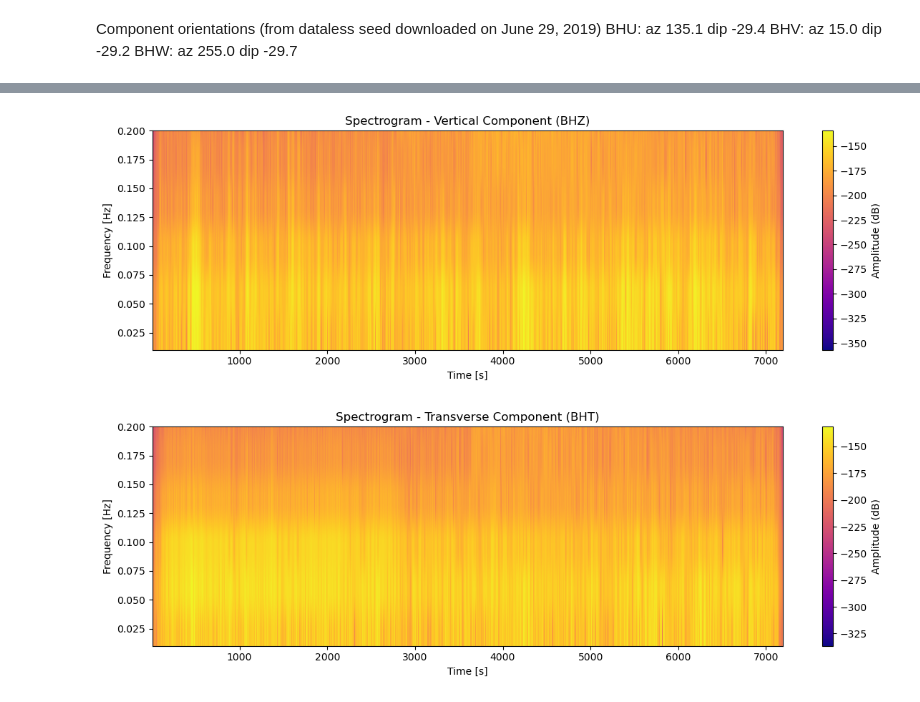
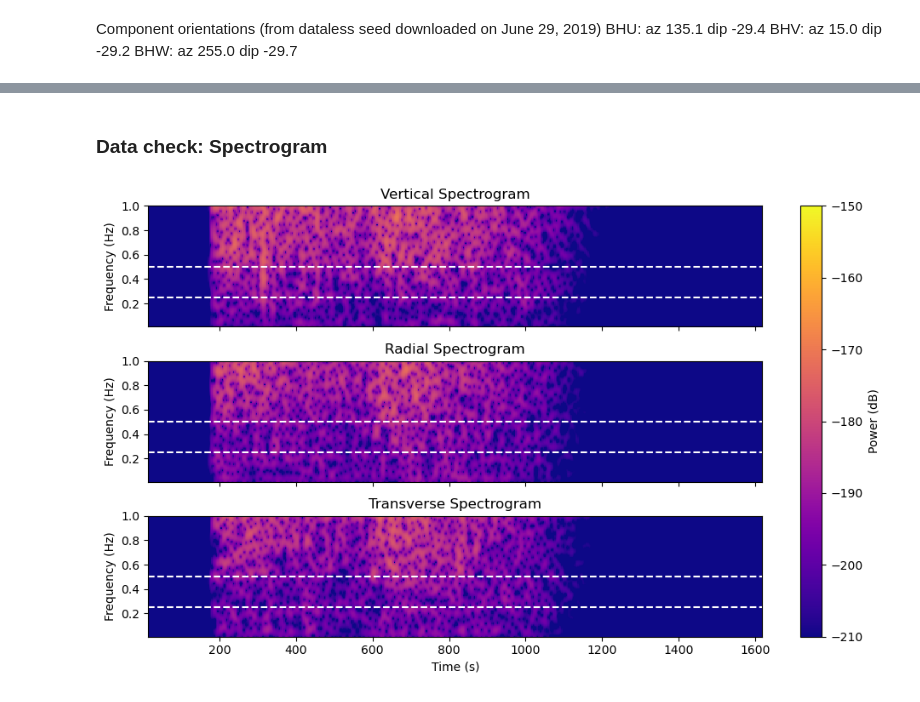
Before and after one commit to evanzzq/SHARP-SS, a Jupyter notebook: mars.ipynb, the cells around one changed output, grey strips where cells are left out. Cells and saved outputs as stored; diff of their text form; code cells hidden in the pictures.

```diff
--- a/mars.ipynb
+++ b/mars.ipynb
@@ -273,10 +567,0 @@ plt.show()
-# %%
-from obspy import read
-
-# Load any SAC file (Z component here)
-tr = read("./Data/S0976a_Deglitched/S0976a_DISP_BHZ_rotated.SAC")[0]
-
-# Start time in UTCDateTime
-start_time = tr.stats.starttime
-
-print(f"Start time of the SAC file: {start_time}")
@@ -285,32 +679,51 @@ Start time of the SAC file: 2021-08-25T03:02:28.356000Z
+# %% [markdown]
+### Data check: Spectrogram
 # %%
+import numpy as np
+import matplotlib.pyplot as plt
 from obspy import read
-import matplotlib.pyplot as plt
+import matplotlib.mlab as mlab
+from obspy.signal.util import next_pow_2
+
+# Parameters
+winlen_sec = 30.0
+overlap = 0.9
+cmap = 'plasma'
+vmin = -210  # dB
+vmax = -150  # dB
+
+def calc_spectrogram(trace, winlen_sec, overlap):
+    winlen = int(winlen_sec * trace.stats.sampling_rate)
+    noverlap = int(winlen * overlap)
+    p, f, t = mlab.specgram(trace.data, NFFT=winlen, Fs=trace.stats.sampling_rate,
+                            noverlap=noverlap, pad_to=next_pow_2(winlen) * 4)
+    return p, f, t
 
 # Load rotated traces
-st_z = read("./Data/S0976a_Deglitched/S0976a_DISP_BHZ_rotated.SAC")[0]
-st_t = read("./Data/S0976a_Deglitched/S0976a_DISP_BHT_rotated.SAC")[0]
+st_z = read(os.path.join(output_dir, f"{evname}_{dtype}_BHZ.SAC"))[0]
+st_r = read(os.path.join(output_dir, f"{evname}_{dtype}_BHR.SAC"))[0]
+st_t = read(os.path.join(output_dir, f"{evname}_{dtype}_BHT.SAC"))[0]
 
-# Spectrogram for vertical component
-plt.figure(figsize=(12, 4))
-plt.specgram(st_z.data, Fs=st_z.stats.sampling_rate, NFFT=512, noverlap=384, cmap='plasma')
-plt.title("Spectrogram - Vertical Component (BHZ)")
-plt.xlabel("Time [s]")
-plt.ylabel("Frequency [Hz]")
-plt.ylim(0.01, 0.2)
-plt.colorbar(label="Amplitude (dB)")
+# Plot spectrograms
+fig, axes = plt.subplots(3, 1, figsize=(10, 6), sharex=True)
+
+for tr, ax, label in zip([st_z, st_r, st_t], axes, ['Vertical', 'Radial', 'Transverse']):
+    p, f, t = calc_spectrogram(tr, winlen_sec, overlap)
+    im = ax.pcolormesh(t, f, 10. * np.log10(p), cmap=cmap, vmin=vmin, vmax=vmax)
+    # ax.set_yscale('log')
+    ax.set_ylim(0.01, 1.0)
+    ax.set_ylabel("Frequency (Hz)")
+    ax.set_title(f"{label} Spectrogram")
+    ax.axhline(fmin, color='w', linestyle='--', linewidth=1.5)
+    ax.axhline(fmax, color='w', linestyle='--', linewidth=1.5)
+    # if label == 'Vertical': ax.axvline(z_time_center, color='w', linestyle='--', linewidth=1.5) # PP Horleston: S0976a-2797.644
+    # if label == 'Radial': ax.axvline(t_time_center, color='w', linestyle='--', linewidth=1.5) # SS Horleston: S0976a-3658.644
+    # if label == 'Transverse': ax.axvline(t_time_center, color='w', linestyle='--', linewidth=1.5) # SS Horleston: S0976a-3658.644
+
+axes[-1].set_xlabel("Time (s)")
 plt.tight_layout()
+plt.colorbar(im, ax=axes, label="Power (dB)")
+# plt.savefig("S0976a_rotated_spectrograms.png", dpi=300)
 plt.show()
-
-# Spectrogram for transverse component
-plt.figure(figsize=(12, 4))
-plt.specgram(st_t.data, Fs=st_t.stats.sampling_rate, NFFT=512, noverlap=384, cmap='plasma')
-plt.title("Spectrogram - Transverse Component (BHT)")
-plt.xlabel("Time [s]")
-plt.ylabel("Frequency [Hz]")
-plt.ylim(0.01, 0.2)
-plt.colorbar(label="Amplitude (dB)")
-plt.tight_layout()
-plt.show()
 # %% [output]
-[figure, old version]
+[figure, new version]
-[figure, removed]
```
Also changed, not shown: parts of 29 cells of this notebook, 7 other files.
